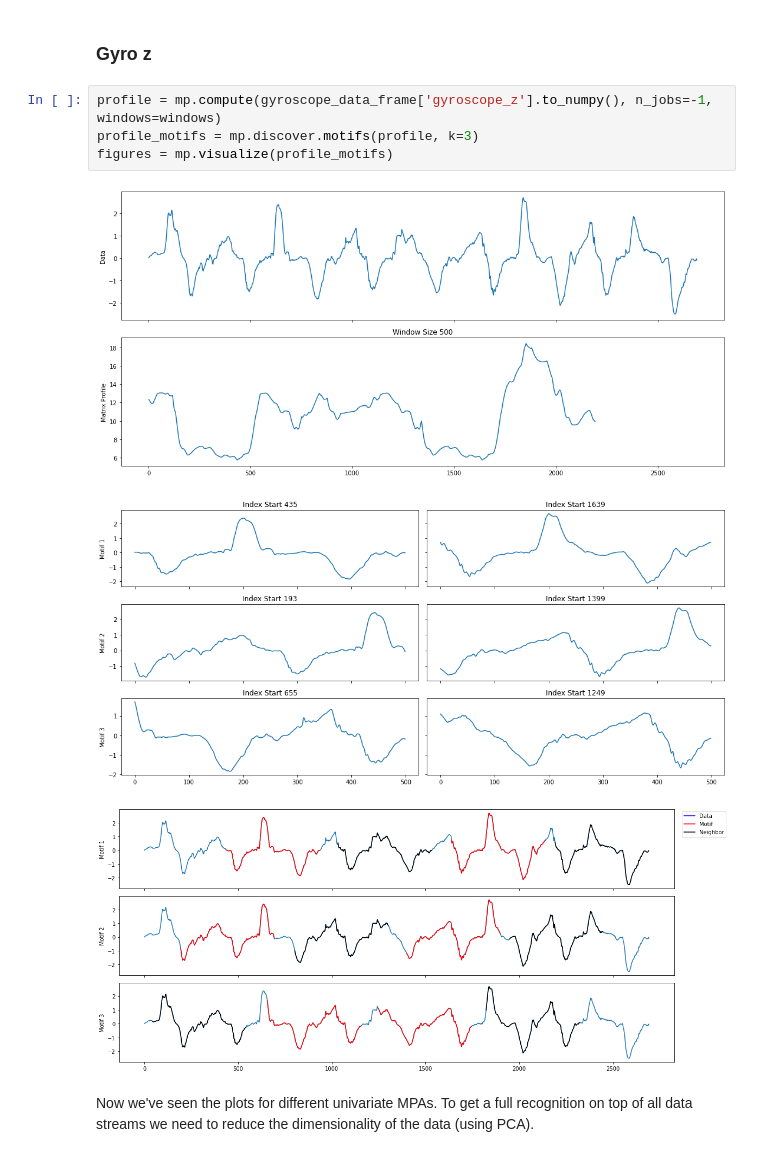
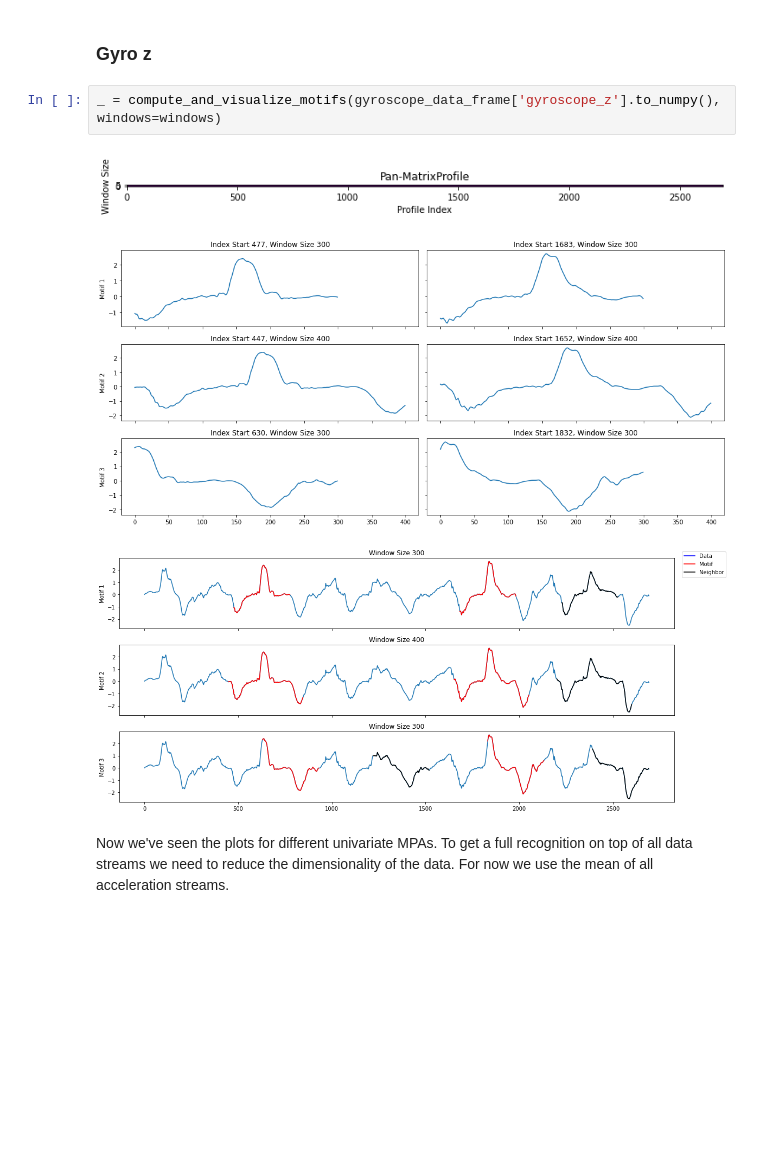
Before and after one commit to mp-mental-health-2020/mp-mental-health-2020, a Jupyter notebook: src/experiments/matrix_profile.ipynb, the cells around one changed output. Cells and saved outputs as stored; diff of their text form; blank space fills up the shorter version.

```diff
--- a/src/experiments/matrix_profile.ipynb
+++ b/src/experiments/matrix_profile.ipynb
@@ -90,13 +73,11 @@ figures = mp.visualize(profile_motifs)
 # %% [markdown]
 ### Gyro z
-# %%
-profile = mp.compute(gyroscope_data_frame['gyroscope_z'].to_numpy(), n_jobs=-1, windows=windows)
-profile_motifs = mp.discover.motifs(profile, k=3)
-figures = mp.visualize(profile_motifs)
-# %% [output]
-[figure, removed]
-[figure, removed]
-[figure, removed]
+# %%
+_ = compute_and_visualize_motifs(gyroscope_data_frame['gyroscope_z'].to_numpy(), windows=windows)
+# %% [output]
+[figure, added]
+[figure, added]
+[figure, added]
 # %% [markdown]
 Now we've seen the plots for different univariate MPAs. To get a full recognition
-on top of all data streams we need to reduce the dimensionality of the data (using PCA).
+on top of all data streams we need to reduce the dimensionality of the data. For now we use the mean of all acceleration streams.
```
Also changed, not shown: parts of 17 cells of this notebook, 2 other files.
